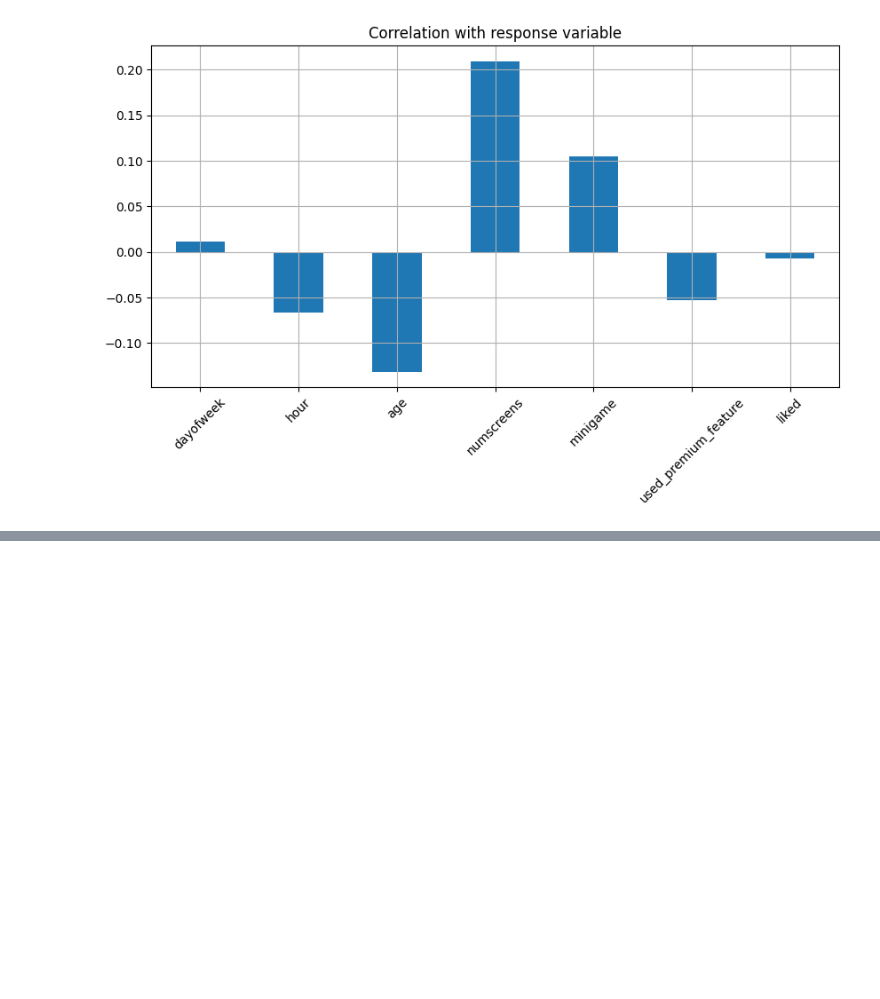
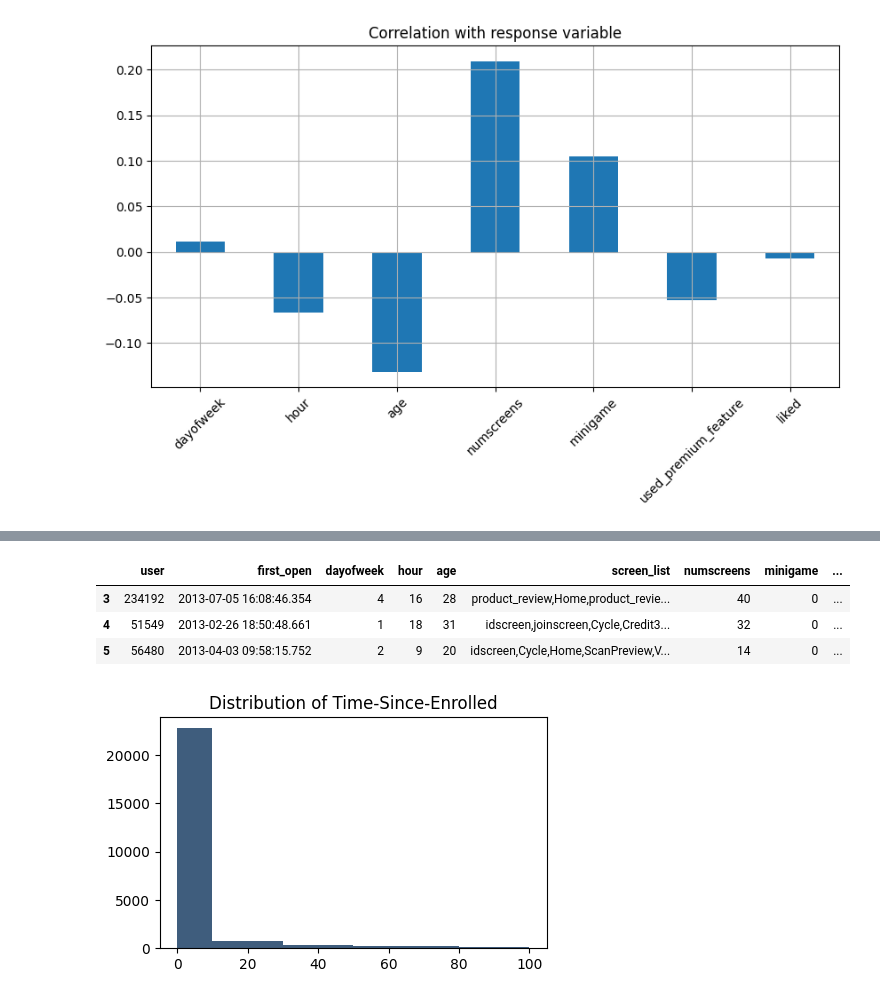
Before and after one commit to IMMRM/AppSubsAnalyser, a Jupyter notebook: Notebooks/BasicAnalysis.ipynb, the cells around one changed output, grey strips where cells are left out. Cells and saved outputs as stored; diff of their text form; code cells hidden in the pictures; blank space fills up the shorter version.

```diff
--- a/Notebooks/BasicAnalysis.ipynb
+++ b/Notebooks/BasicAnalysis.ipynb
@@ -108,0 +142,4 @@ plt.show()
+# %%
+dataset['first_open']=[parse(row_data) if(isinstance(row_data,str)) else row_data for row_data in dataset['first_open']]
+dataset['enrolled_date']=[parse(row_data) if(isinstance(row_data,str)) else row_data for row_data in dataset['enrolled_date']]
+dataset.dtypes
@@ -108,0 +160,15 @@ plt.show()
+# %%
+dataset['difference']=(dataset['enrolled_date']-dataset['first_open']).astype('timedelta64[ms]').dt.total_seconds()/3600
+dataset[dataset['enrolled']==1].head(3)
+# %% [output]
+|  | user | first_open | dayofweek | hour | age | screen_list | numscreens | minigame | ... |
+| 3 | 234192 | 2013-07-05 16:08:46.354 | 4 | 16 | 28 | product_review,Home,product_revie... | 40 | 0 | ... |
+| 4 | 51549 | 2013-02-26 18:50:48.661 | 1 | 18 | 31 | idscreen,joinscreen,Cycle,Credit3... | 32 | 0 | ... |
+| 5 | 56480 | 2013-04-03 09:58:15.752 | 2 | 9 | 20 | idscreen,Cycle,Home,ScanPreview,V... | 14 | 0 | ... |
+# %%
+plt.figure(figsize=(5,3))
+plt.hist(dataset['difference'].dropna(),color='#3F5D7D',range=[0,100])
+plt.title("Distribution of Time-Since-Enrolled")
+plt.show()
+# %% [output]
+[figure, added]
```
Also changed, not shown: parts of 14 cells of this notebook.
